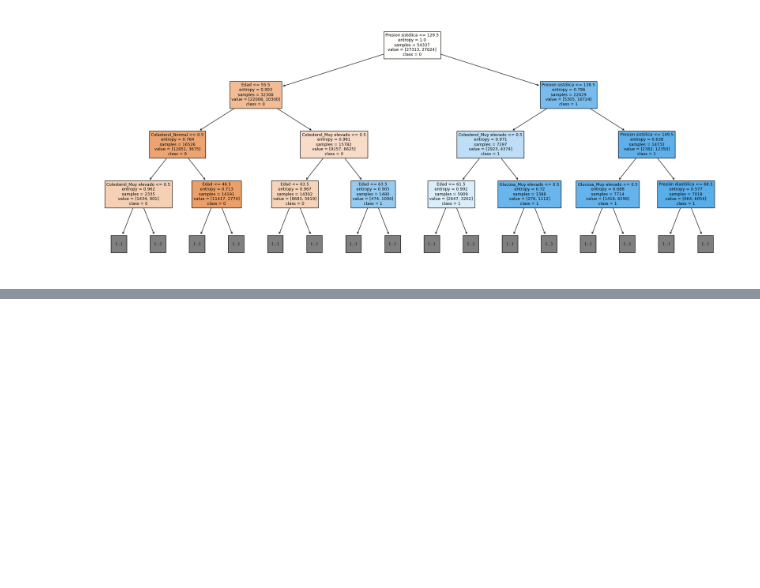
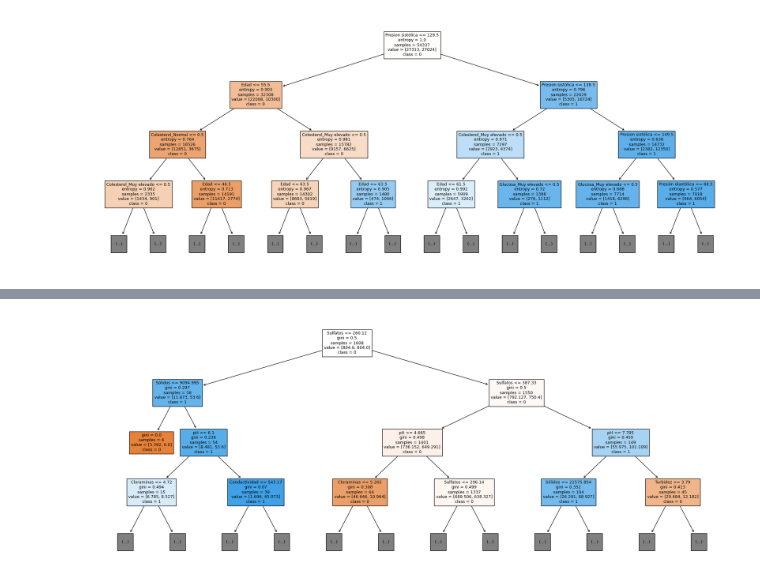
Before and after one commit to onavarrete04/Introduccion-Ciencia-Datos, a Jupyter notebook: 2023_MML.ipynb, the cells around one changed output, grey strips where cells are left out. Saved outputs shown, nothing was run; the diff lists cells and outputs as text; code cells hidden in the pictures; blank space fills up the shorter version.

```diff
--- a/2023_MML.ipynb
+++ b/2023_MML.ipynb
@@ -2341,0 +2758,17 @@ fig.savefig("decision_tree.png")
+# %%
+# Creando particiones
+
+particiones = KFold(n_splits=10, shuffle=True, random_state=0)
+
+# Hiperparametros
+
+param_grid = {'criterion':['gini', 'entropy'],'max_depth':[4,6,8,10,12],'min_samples_split':[3, 4, 5]}
+# %%
+# Creando el arbol
+
+arbol = DecisionTreeClassifier(random_state=0, class_weight="balanced")
+# %%
+# Verificando el mejor modelo
+
+mejor_modelo = GridSearchCV(arbol,param_grid,cv=particiones)
+mejor_modelo.fit(x_train, y_train)
@@ -2341,0 +2788,4 @@ fig.savefig("decision_tree.png")
+# %%
+# construyendo el modelo final
+
+modelo_final = mejor_modelo.best_estimator_
@@ -2341,0 +2850,9 @@ fig.savefig("decision_tree.png")
+# %%
+fig = plt.figure(figsize=(25, 10))
+_ = tree.plot_tree(modelo_final, max_depth=3, feature_names=X.columns, class_names=["0","1"], filled=True, fontsize=9)
+# max_depth es la profundidad (ramas)
+# filled permite ver cual clase tiene una proporción mayor
+
+fig.savefig("agua_potable.png")
+# %% [output]
+[figure, added]
```
Also changed, not shown: parts of 55 cells of this notebook, 1 other file.
